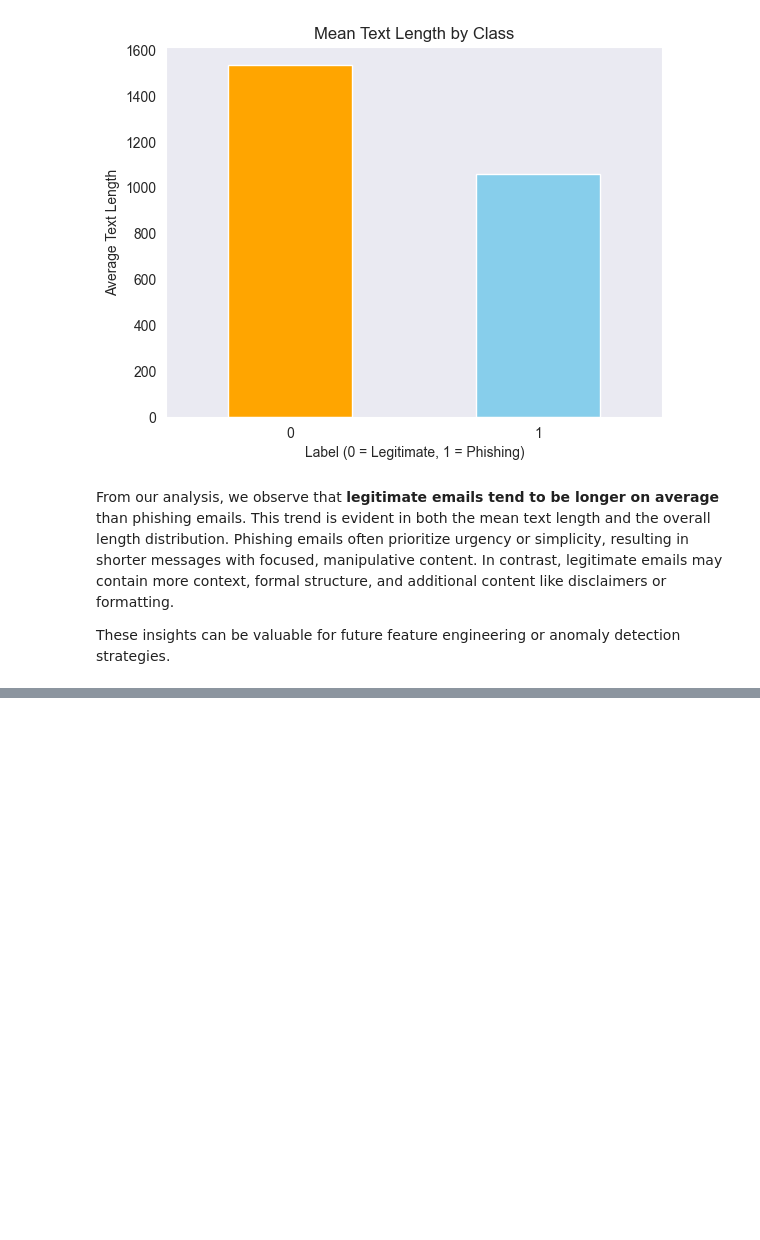
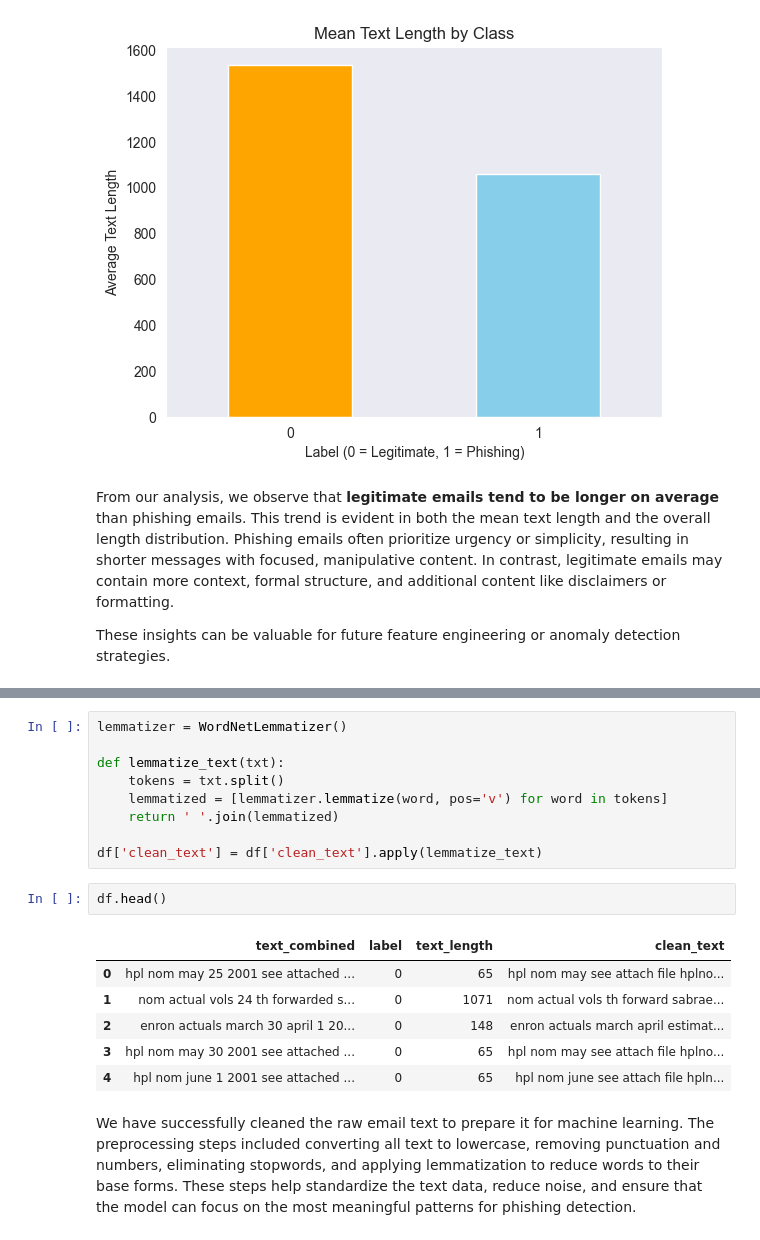
Before and after one commit to otuemre/EmailPhishingDetection, a Jupyter notebook: notebooks/01_training.ipynb, the cells around one changed output, grey strips where cells are left out. Saved outputs shown, nothing was run; the diff lists cells and outputs as text; blank space fills up the shorter version.

```diff
--- a/notebooks/01_training.ipynb
+++ b/notebooks/01_training.ipynb
@@ -158,0 +218,20 @@ These insights can be valuable for future feature engineering or anomaly detecti
+# %%
+lemmatizer = WordNetLemmatizer()
+
+def lemmatize_text(txt):
+    tokens = txt.split()
+    lemmatized = [lemmatizer.lemmatize(word, pos='v') for word in tokens]
+    return ' '.join(lemmatized)
+
+df['clean_text'] = df['clean_text'].apply(lemmatize_text)
+# %%
+df.head()
+# %% [output]
+|  | text_combined | label | text_length | clean_text |
+| 0 | hpl nom may 25 2001 see attached ... | 0 | 65 | hpl nom may see attach file hplno... |
+| 1 | nom actual vols 24 th forwarded s... | 0 | 1071 | nom actual vols th forward sabrae... |
+| 2 | enron actuals march 30 april 1 20... | 0 | 148 | enron actuals march april estimat... |
+| 3 | hpl nom may 30 2001 see attached ... | 0 | 65 | hpl nom may see attach file hplno... |
+| 4 | hpl nom june 1 2001 see attached ... | 0 | 65 | hpl nom june see attach file hpln... |
+# %% [markdown]
+We have successfully cleaned the raw email text to prepare it for machine learning. The preprocessing steps included converting all text to lowercase, removing punctuation and numbers, eliminating stopwords, and applying lemmatization to reduce words to their base forms. These steps help standardize the text data, reduce noise, and ensure that the model can focus on the most meaningful patterns for phishing detection.
```
Also changed, not shown: parts of 12 cells of this notebook.
